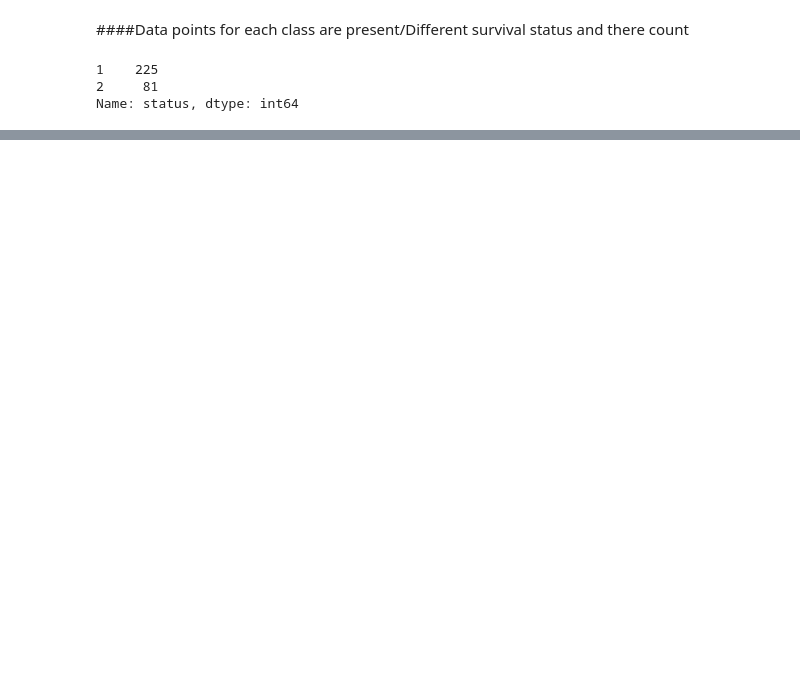
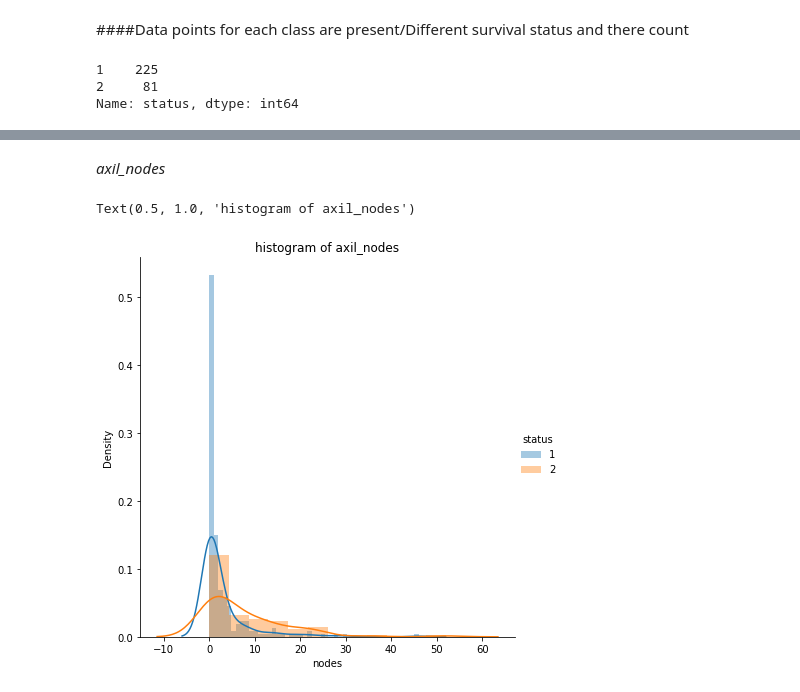
Before and after one commit to MohanVishe/Exploratory-Data-Analysis----Haberman-Dataset, a Jupyter notebook: Haberman_Data_Analysis_Individual_Project.ipynb, the cells around one changed output, grey strips where cells are left out. Cells and saved outputs as stored; diff of their text form; code cells hidden in the pictures; blank space fills up the shorter version.

```diff
--- a/Haberman_Data_Analysis_Individual_Project.ipynb
+++ b/Haberman_Data_Analysis_Individual_Project.ipynb
@@ -107,0 +161,10 @@ Name: status, dtype: int64
+# %% [markdown]
+*axil_nodes*
+# %%
+sns.FacetGrid(df,hue="status",size=6)\
+.map(sns.distplot,"nodes")\
+.add_legend();
+plt.title("histogram of axil_nodes")
+# %% [output]
+Text(0.5, 1.0, 'histogram of axil_nodes')
+[figure, added]
```
Also changed, not shown: parts of 15 cells of this notebook.
